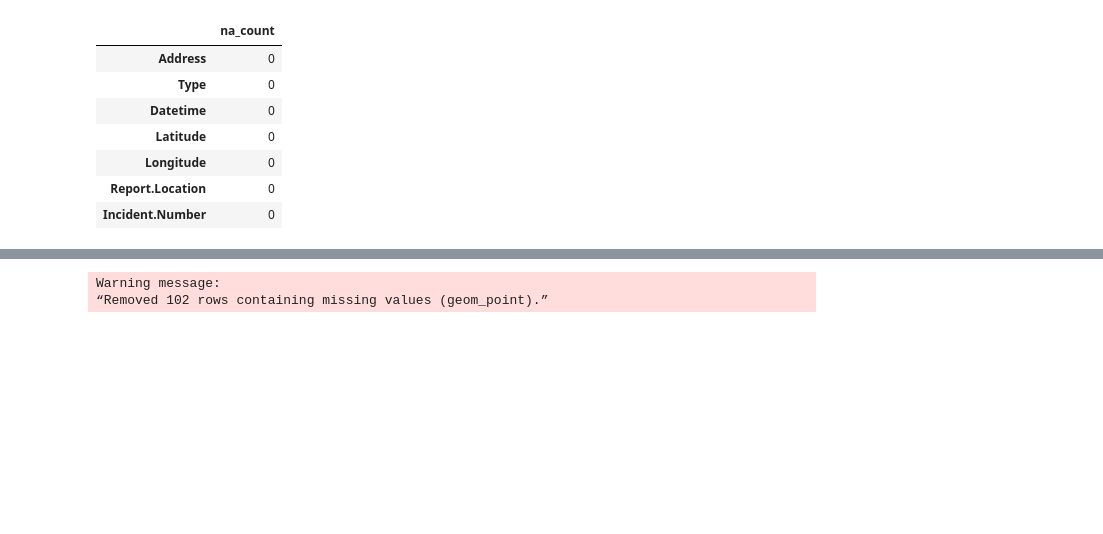
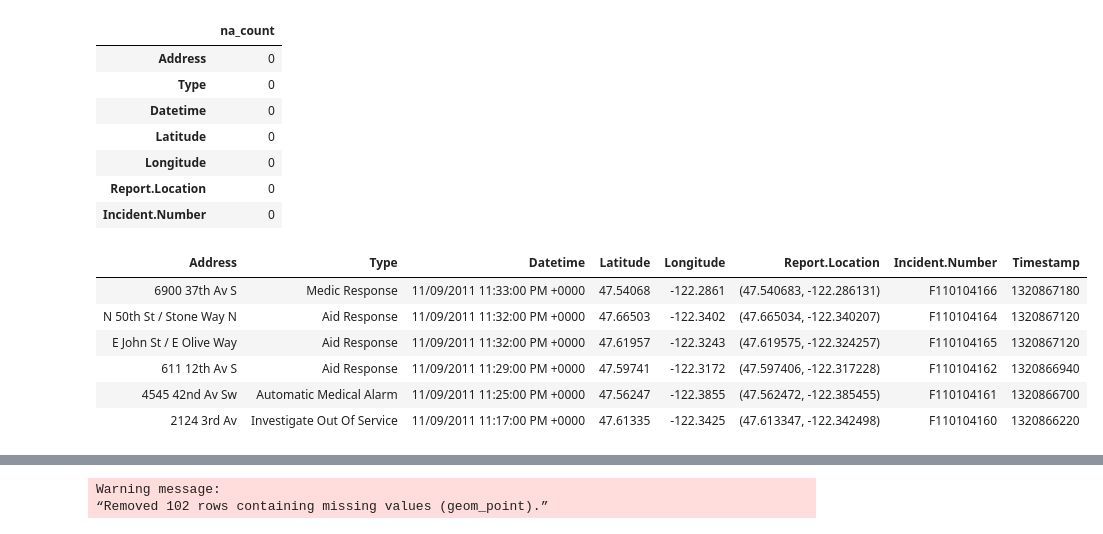
Before and after one commit to nickbuker/rapid_rescue_R, a Jupyter notebook: notebooks/explore_data.ipynb, the cells around one changed output, grey strips where cells are left out. Cells and saved outputs as stored; diff of their text form; code cells hidden in the pictures; blank space fills up the shorter version.

```diff
--- a/notebooks/explore_data.ipynb
+++ b/notebooks/explore_data.ipynb
@@ -48,0 +52,10 @@ data.frame(na_count)
+# %%
+head(df)
+# %% [output]
+| Address | Type | Datetime | Latitude | Longitude | Report.Location | Incident.Number | Timestamp |
+| 6900 37th Av S | Medic Response | 11/09/2011 11:33:00 PM +0000 | 47.54068 | -122.2861 | (47.540683, -122.286131) | F110104166 | 1320867180 |
+| N 50th St / Stone Way N | Aid Response | 11/09/2011 11:32:00 PM +0000 | 47.66503 | -122.3402 | (47.665034, -122.340207) | F110104164 | 1320867120 |
+| E John St / E Olive Way | Aid Response | 11/09/2011 11:32:00 PM +0000 | 47.61957 | -122.3243 | (47.619575, -122.324257) | F110104165 | 1320867120 |
+| 611 12th Av S | Aid Response | 11/09/2011 11:29:00 PM +0000 | 47.59741 | -122.3172 | (47.597406, -122.317228) | F110104162 | 1320866940 |
+| 4545 42nd Av Sw | Automatic Medical Alarm | 11/09/2011 11:25:00 PM +0000 | 47.56247 | -122.3855 | (47.562472, -122.385455) | F110104161 | 1320866700 |
+| 2124 3rd Av | Investigate Out Of Service | 11/09/2011 11:17:00 PM +0000 | 47.61335 | -122.3425 | (47.613347, -122.342498) | F110104160 | 1320866220 |
```
Also changed, not shown: parts of 5 cells of this notebook.
